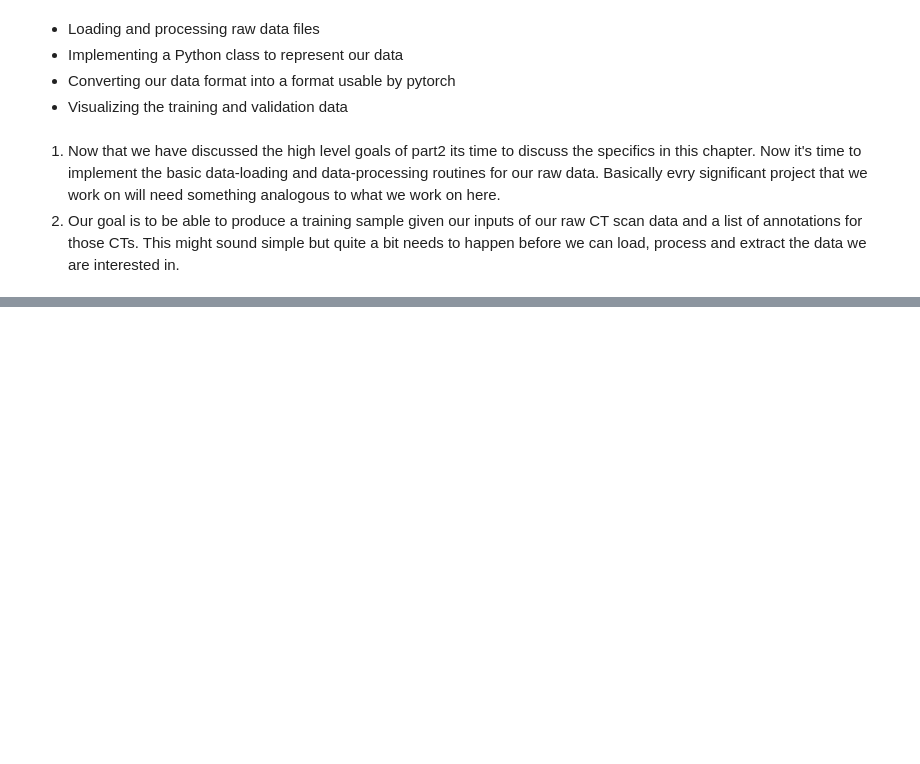
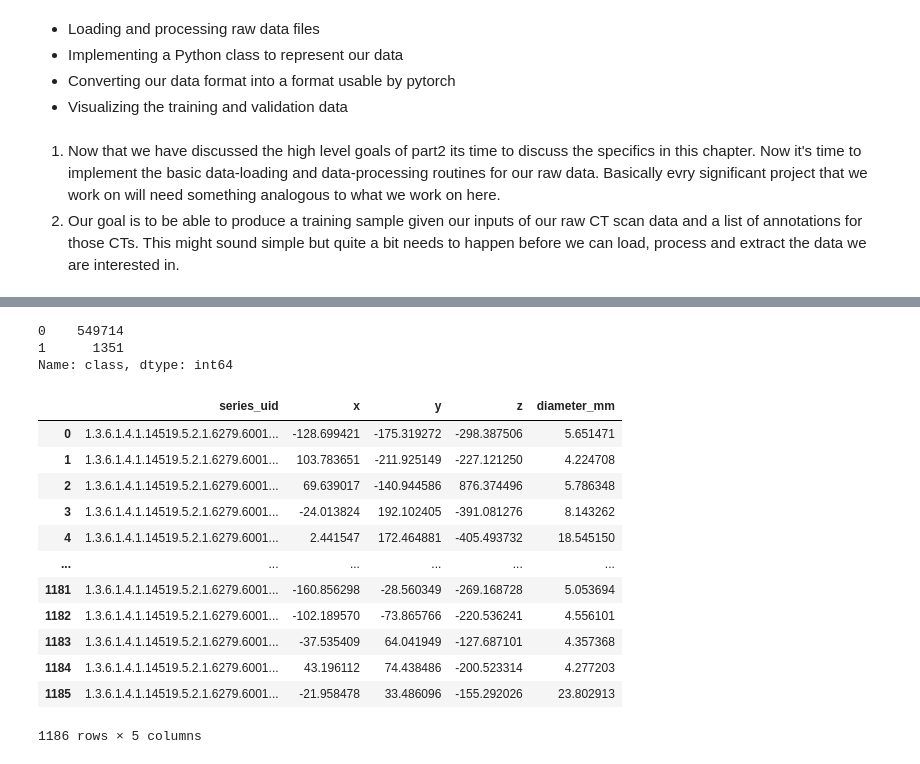
Before and after one commit to anantinfinity9796/pytorch_practice, a Jupyter notebook: part_2/chapter_10.ipynb, the cells around one changed output, grey strips where cells are left out. Saved outputs shown, nothing was run; the diff lists cells and outputs as text; code cells hidden in the pictures; blank space fills up the shorter version.

```diff
--- a/part_2/chapter_10.ipynb
+++ b/part_2/chapter_10.ipynb
@@ -15,0 +96,27 @@
+# %%
+# counts the number of examples which are nodules(0) or non_nodules(1)
+candidate['class'].value_counts()
+# %% [output]
+0    549714
+1      1351
+Name: class, dtype: int64
+# %%
+# The annotations.csv contains information about the candidates that have been flagged as nodules
+# We are particularly interested in the diameter_mm feature in particular
+annotations = pd.read_csv("E:\data\data-unversioned/annotations.csv")
+annotations.rename(columns={"seriesuid":"series_uid", "coordX":"x","coordY":"y","coordZ":"z"}, inplace = True)
+annotations
+# %% [output]
+|  | series_uid | x | y | z | diameter_mm |
+| 0 | 1.3.6.1.4.1.14519.5.2.1.6279.6001... | -128.699421 | -175.319272 | -298.387506 | 5.651471 |
+| 1 | 1.3.6.1.4.1.14519.5.2.1.6279.6001... | 103.783651 | -211.925149 | -227.121250 | 4.224708 |
+| 2 | 1.3.6.1.4.1.14519.5.2.1.6279.6001... | 69.639017 | -140.944586 | 876.374496 | 5.786348 |
+| 3 | 1.3.6.1.4.1.14519.5.2.1.6279.6001... | -24.013824 | 192.102405 | -391.081276 | 8.143262 |
+| 4 | 1.3.6.1.4.1.14519.5.2.1.6279.6001... | 2.441547 | 172.464881 | -405.493732 | 18.545150 |
+| ... | ... | ... | ... | ... | ... |
+| 1181 | 1.3.6.1.4.1.14519.5.2.1.6279.6001... | -160.856298 | -28.560349 | -269.168728 | 5.053694 |
+| 1182 | 1.3.6.1.4.1.14519.5.2.1.6279.6001... | -102.189570 | -73.865766 | -220.536241 | 4.556101 |
+| 1183 | 1.3.6.1.4.1.14519.5.2.1.6279.6001... | -37.535409 | 64.041949 | -127.687101 | 4.357368 |
+| 1184 | 1.3.6.1.4.1.14519.5.2.1.6279.6001... | 43.196112 | 74.438486 | -200.523314 | 4.277203 |
+| 1185 | 1.3.6.1.4.1.14519.5.2.1.6279.6001... | -21.958478 | 33.486096 | -155.292026 | 23.802913 |
+1186 rows × 5 columns
```
Also changed, not shown: parts of 21 cells of this notebook, 21 other files.
